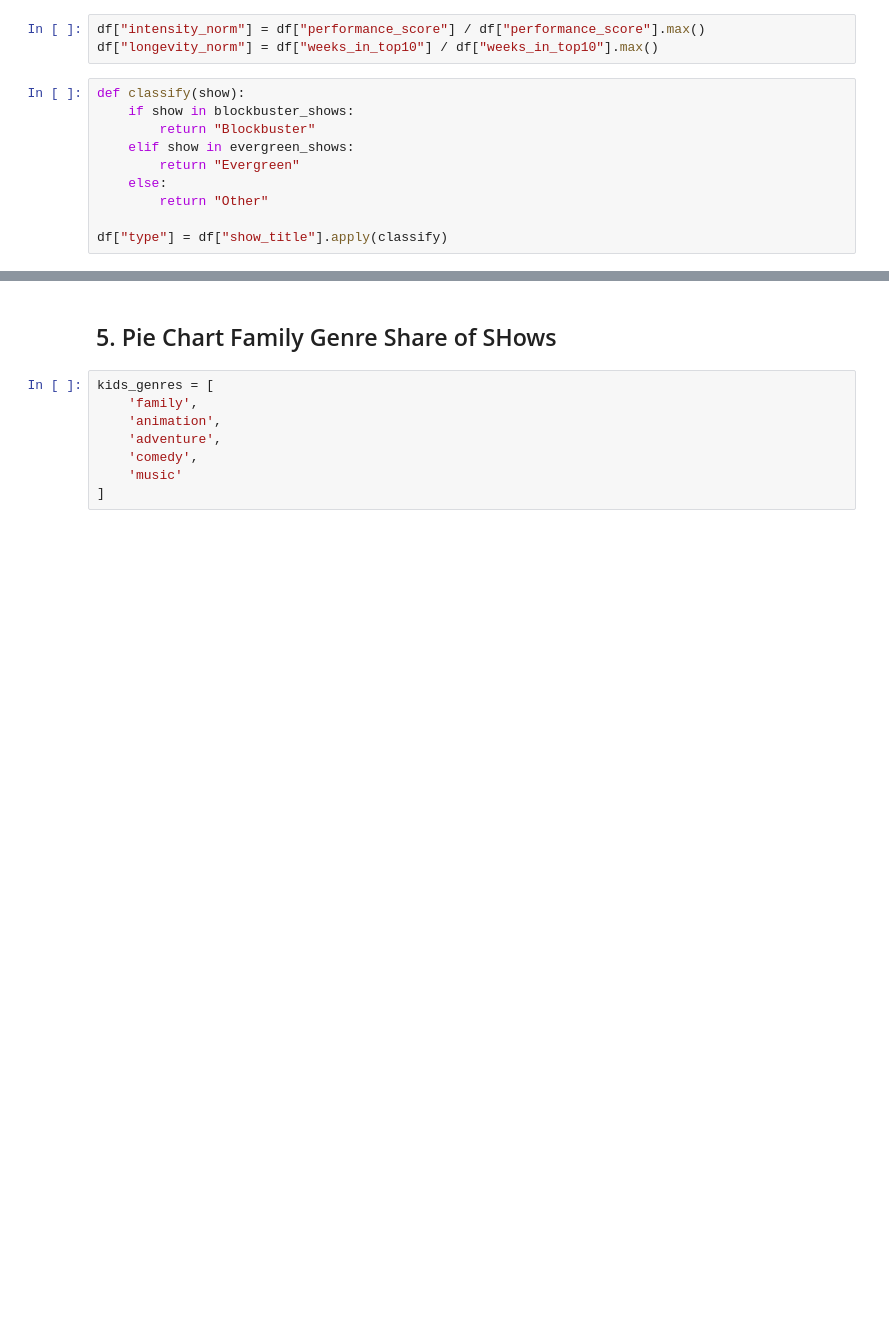
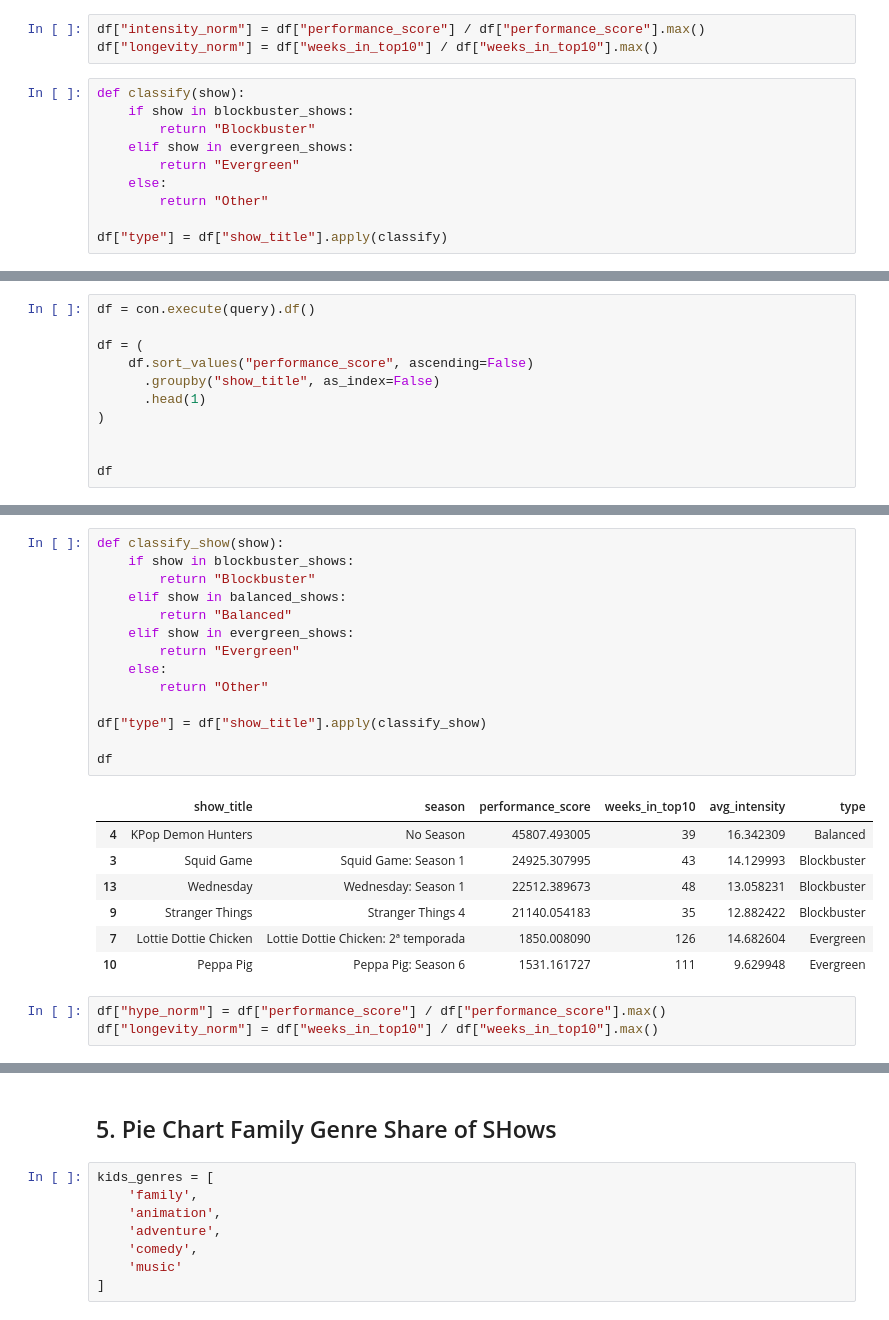
Before and after one commit to Akina-Aoki/Netflix_Analytics_DE_UX, a Jupyter notebook: eda/aira_eda/00_eda_with_star_schema.ipynb, the cells around one changed output, grey strips where cells are left out. Saved outputs shown, nothing was run; the diff lists cells and outputs as text; blank space fills up the shorter version.

```diff
--- a/eda/aira_eda/00_eda_with_star_schema.ipynb
+++ b/eda/aira_eda/00_eda_with_star_schema.ipynb
@@ -1433,0 +831,11 @@ preference_df_2.sort_values(
+# %%
+df = con.execute(query).df()
+
+df = (
+    df.sort_values("performance_score", ascending=False)
+      .groupby("show_title", as_index=False)
+      .head(1)
+)
+
+
+df
@@ -1433,0 +850,25 @@ preference_df_2.sort_values(
+# %%
+def classify_show(show):
+    if show in blockbuster_shows:
+        return "Blockbuster"
+    elif show in balanced_shows:
+        return "Balanced"
+    elif show in evergreen_shows:
+        return "Evergreen"
+    else:
+        return "Other"
+
+df["type"] = df["show_title"].apply(classify_show)
+
+df
+# %% [output]
+|  | show_title | season | performance_score | weeks_in_top10 | avg_intensity | type |
+| 4 | KPop Demon Hunters | No Season | 45807.493005 | 39 | 16.342309 | Balanced |
+| 3 | Squid Game | Squid Game: Season 1 | 24925.307995 | 43 | 14.129993 | Blockbuster |
+| 13 | Wednesday | Wednesday: Season 1 | 22512.389673 | 48 | 13.058231 | Blockbuster |
+| 9 | Stranger Things | Stranger Things 4 | 21140.054183 | 35 | 12.882422 | Blockbuster |
+| 7 | Lottie Dottie Chicken | Lottie Dottie Chicken: 2ª temporada | 1850.008090 | 126 | 14.682604 | Evergreen |
+| 10 | Peppa Pig | Peppa Pig: Season 6 | 1531.161727 | 111 | 9.629948 | Evergreen |
+# %%
+df["hype_norm"] = df["performance_score"] / df["performance_score"].max()
+df["longevity_norm"] = df["weeks_in_top10"] / df["weeks_in_top10"].max()
```
Also changed, not shown: parts of 48 cells of this notebook, 4 other files.
